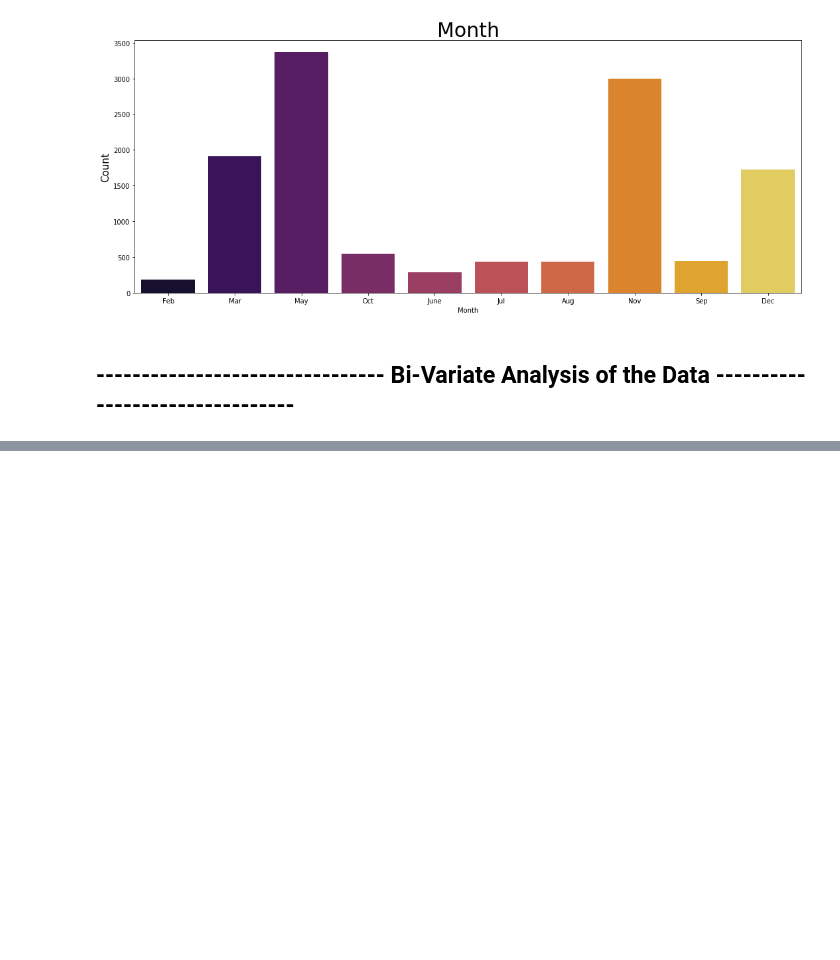
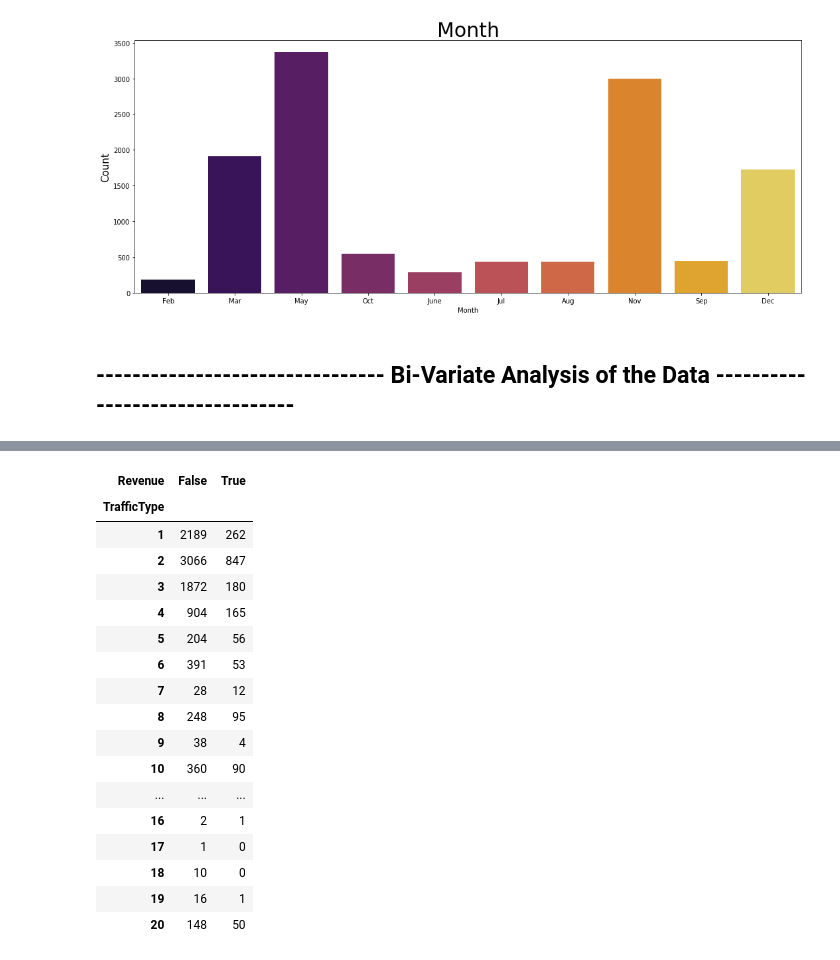
Before and after one commit to Shaila96/kaggle-dataset-analysis, a Jupyter notebook: OnlineShoppersIntention/EDA.ipynb, the cells around one changed output, grey strips where cells are left out. Drawn from its saved outputs; the diff is of its cells as text; code cells hidden in the pictures; blank space fills up the shorter version.

```diff
--- a/OnlineShoppersIntention/EDA.ipynb
+++ b/OnlineShoppersIntention/EDA.ipynb
@@ -166,0 +175,21 @@ plt.show()
+# %%
+temp_df
+# %% [output]
+| Revenue | False | True |
+| TrafficType |  |  |
+| 1 | 2189 | 262 |
+| 2 | 3066 | 847 |
+| 3 | 1872 | 180 |
+| 4 | 904 | 165 |
+| 5 | 204 | 56 |
+| 6 | 391 | 53 |
+| 7 | 28 | 12 |
+| 8 | 248 | 95 |
+| 9 | 38 | 4 |
+| 10 | 360 | 90 |
+| ... | ... | ... |
+| 16 | 2 | 1 |
+| 17 | 1 | 0 |
+| 18 | 10 | 0 |
+| 19 | 16 | 1 |
+| 20 | 148 | 50 |
```
Also changed, not shown: parts of 2 cells of this notebook.
